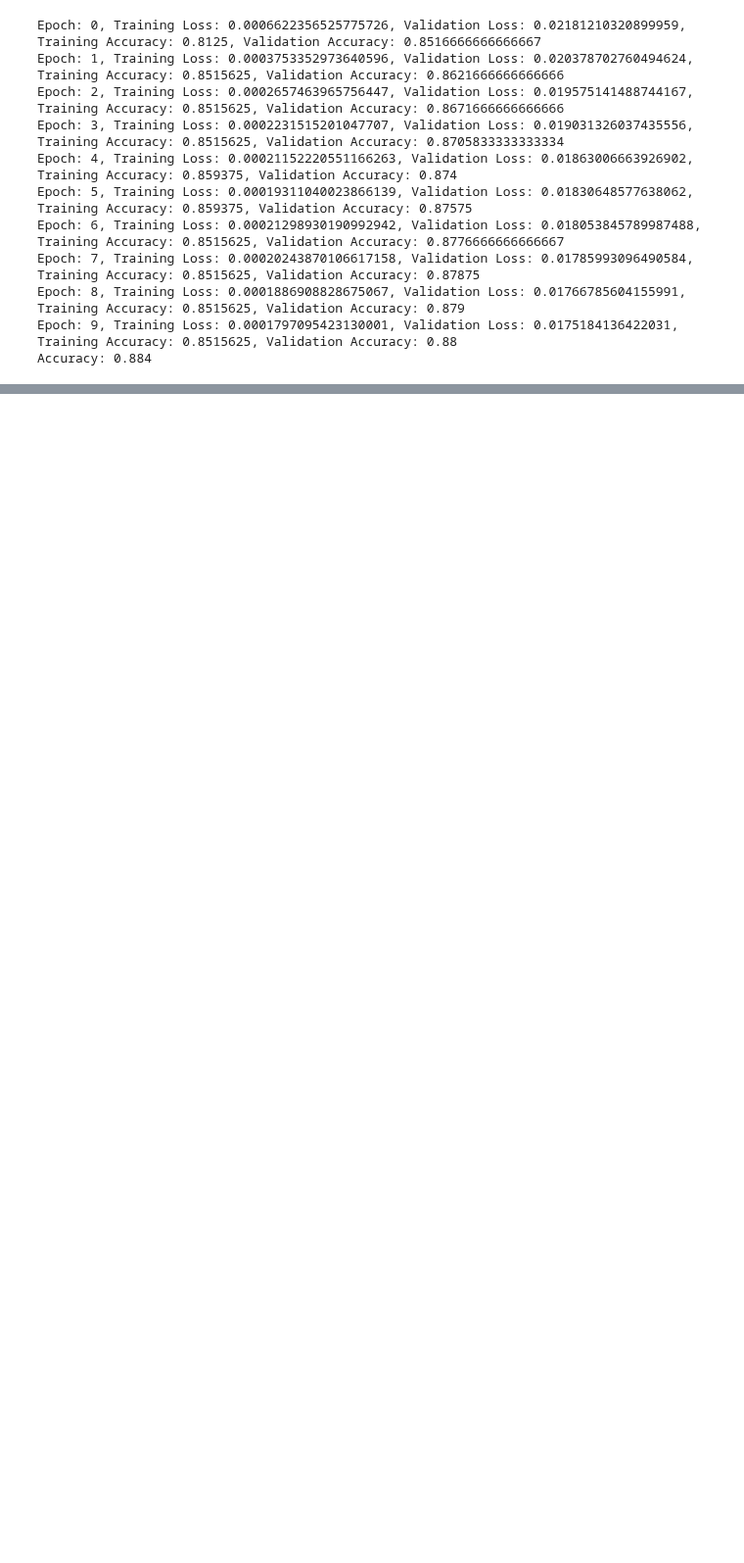
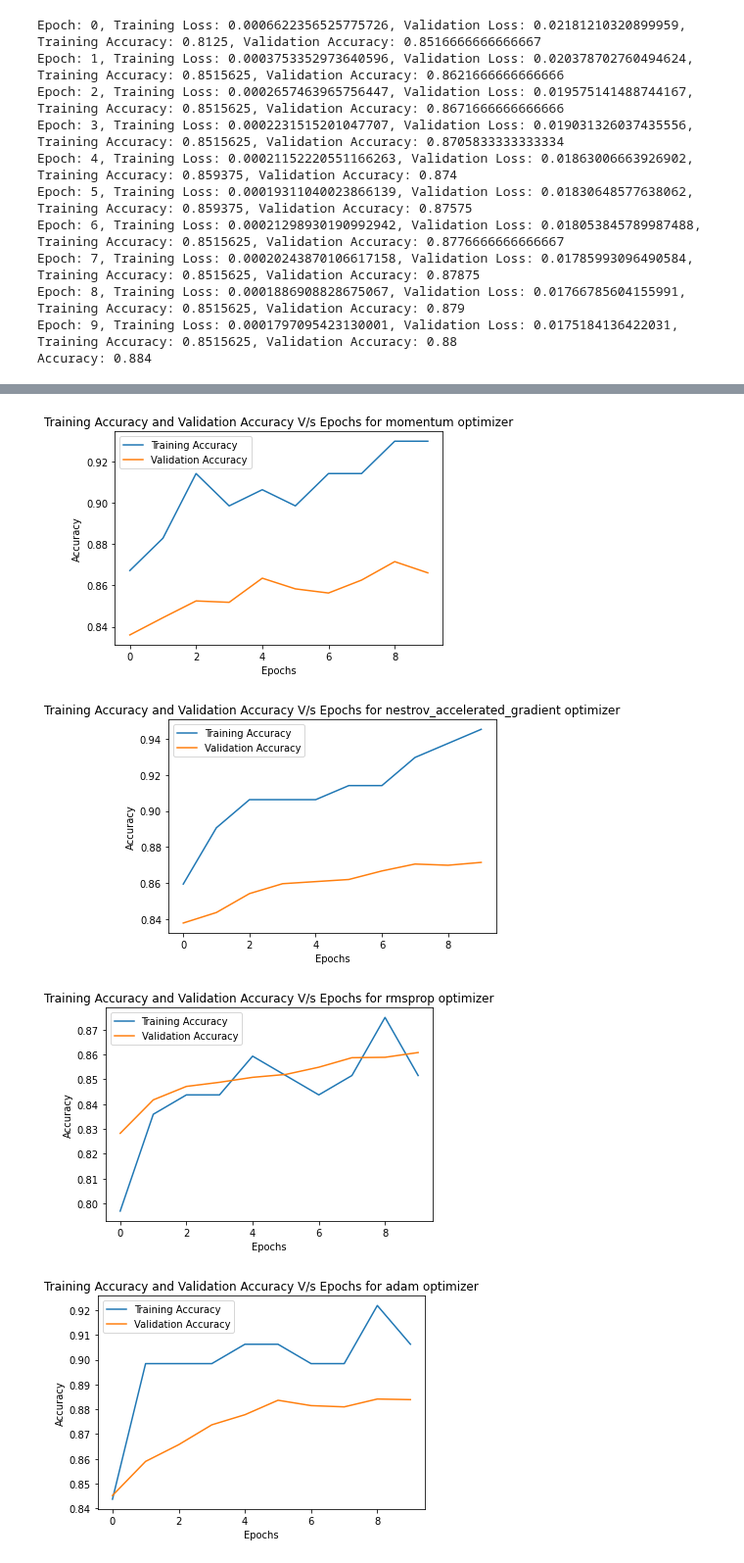
Before and after one commit to aflah02/DL_Assignments, a Jupyter notebook: Assignment_2/Part_1/Main.ipynb, the cells around one changed output, grey strips where cells are left out. Shown at 98% size. Cells and saved outputs as stored; diff of their text form; code cells hidden in the pictures; blank space fills up the shorter version.

```diff
--- a/Assignment_2/Part_1/Main.ipynb
+++ b/Assignment_2/Part_1/Main.ipynb
@@ -121,3 +126,18 @@ plt.show()
+# %%
+# Training Accuracy, Validation Accuracy V/s Epochs for different optimizers
+for model in models:
+    plt.plot(model.train_acc, label='Training Accuracy')
+    plt.plot(model.val_acc, label='Validation Accuracy')
+    plt.xlabel('Epochs')
+    plt.ylabel('Accuracy')
+    plt.title(f"Training Accuracy and Validation Accuracy V/s Epochs for {model.optimizer} optimizer")
+    plt.legend()
+    plt.show()
+# %% [output]
+[figure, added]
+[figure, added]
+[figure, added]
+[figure, added]
 # %%
 # Plot the training accuracy and validation accuracy for Sigmoid
 # fig size
```
Also changed, not shown: parts of 11 cells of this notebook, 5 other files.
